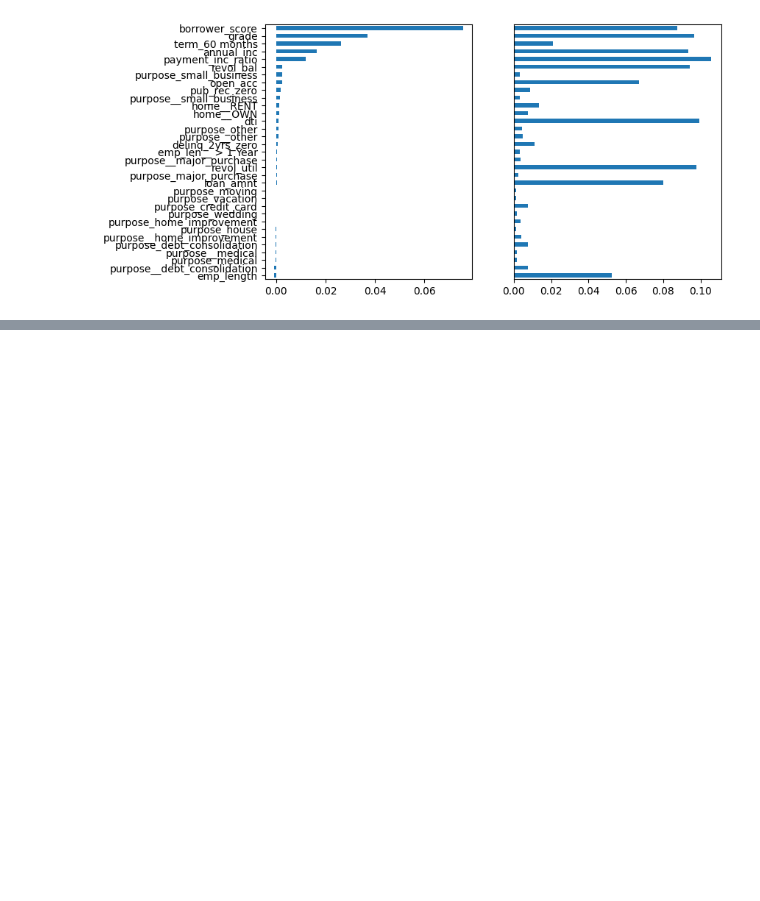
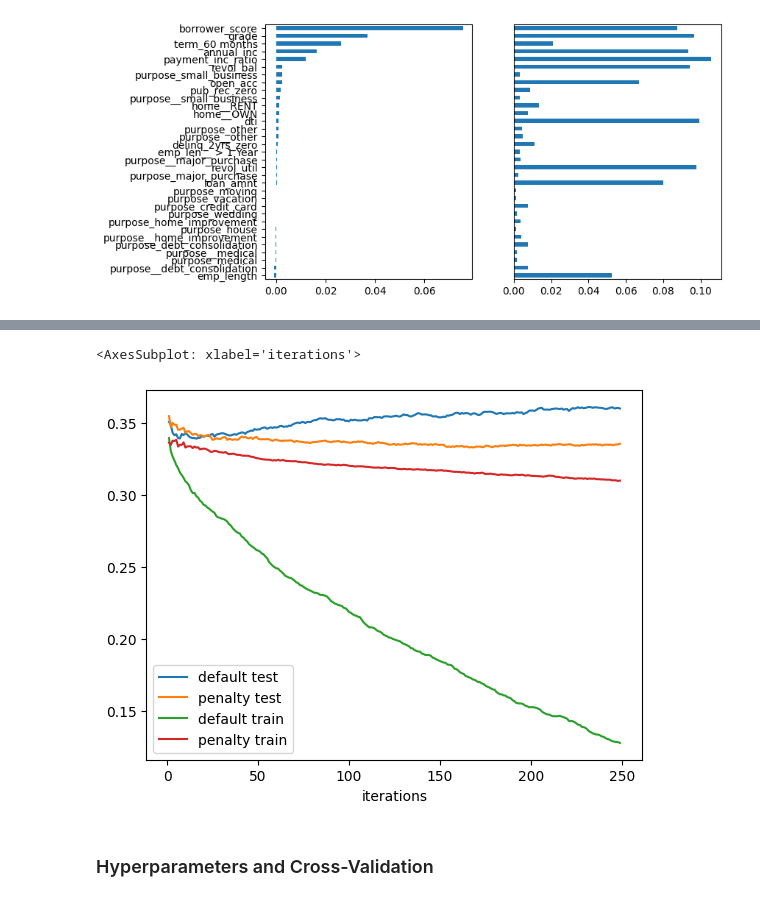
Before and after one commit to vikaschauhan734/practical_statistics_for_data_scientists, a Jupyter notebook: 06.ipynb, the cells around one changed output, grey strips where cells are left out. Cells and saved outputs as stored; diff of their text form; code cells hidden in the pictures; blank space fills up the shorter version.

```diff
--- a/06.ipynb
+++ b/06.ipynb
@@ -230,0 +316,17 @@ ax.get_yaxis().set_visible(False)
+# %%
+results = []
+for i in range(1, 250):
+    train_default = xgb_default.predict_proba(train_X, ntree_limit=i)[:, 1]
+    train_penalty = xgb_penalty.predict_proba(train_X, ntree_limit=i)[:, 1]
+    pred_default = xgb_default.predict_proba(valid_X, ntree_limit=i)[:, 1]
+    pred_penalty = xgb_penalty.predict_proba(valid_X, ntree_limit=i)[:, 1]
+    results.append({
+        'iterations':i,
+        'default train': np.mean(abs(train_y - train_default) > 0.5),
+        'penalty train': np.mean(abs(train_y - train_penalty) > 0.5),
+        'default test': np.mean(abs(valid_y - pred_default) > 0.5),
+        'penalty test': np.mean(abs(valid_y - pred_penalty) > 0.5),
+    })
+# %%
+results = pd.DataFrame(results)
+results.head()
@@ -230,0 +340,10 @@ ax.get_yaxis().set_visible(False)
+# %%
+ax = results.plot(x='iterations', y='default test')
+results.plot(x='iterations', y='penalty test', ax=ax)
+results.plot(x='iterations', y='default train', ax=ax)
+results.plot(x='iterations', y='penalty train', ax=ax)
+# %% [output]
+<AxesSubplot: xlabel='iterations'>
+[figure, added]
+# %% [markdown]
+### Hyperparameters and Cross-Validation
```
Also changed, not shown: parts of 10 cells of this notebook, 1 other file.
